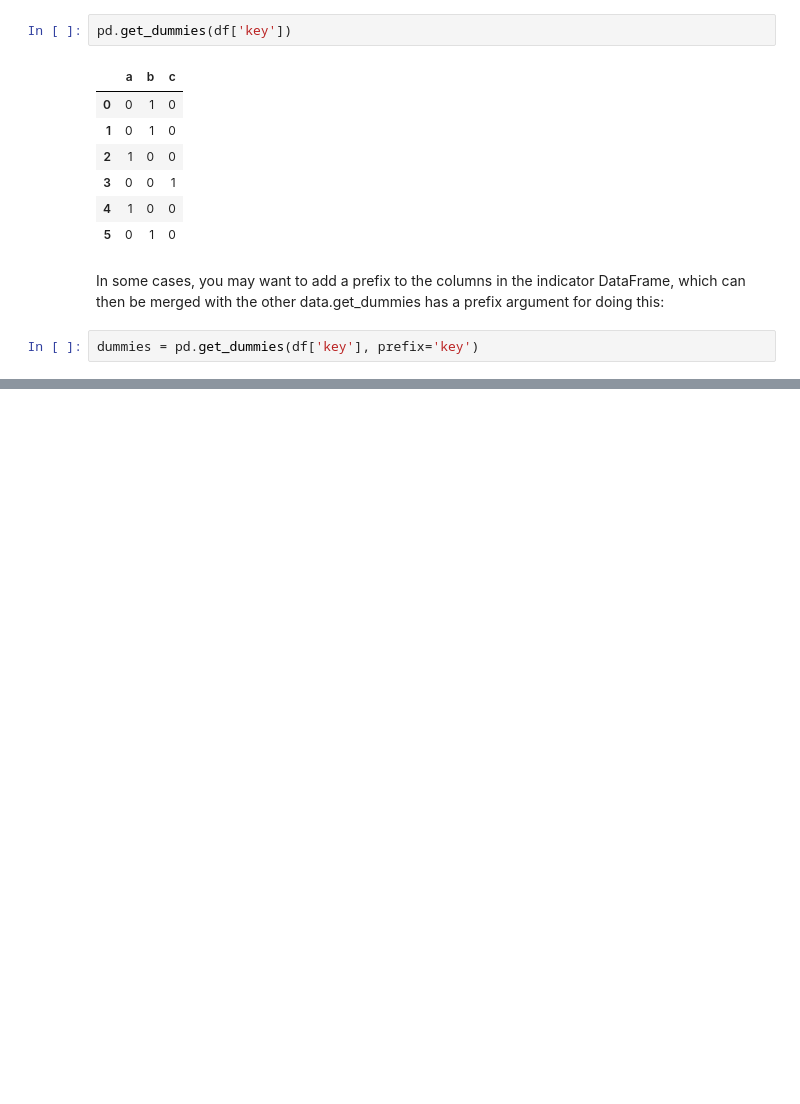
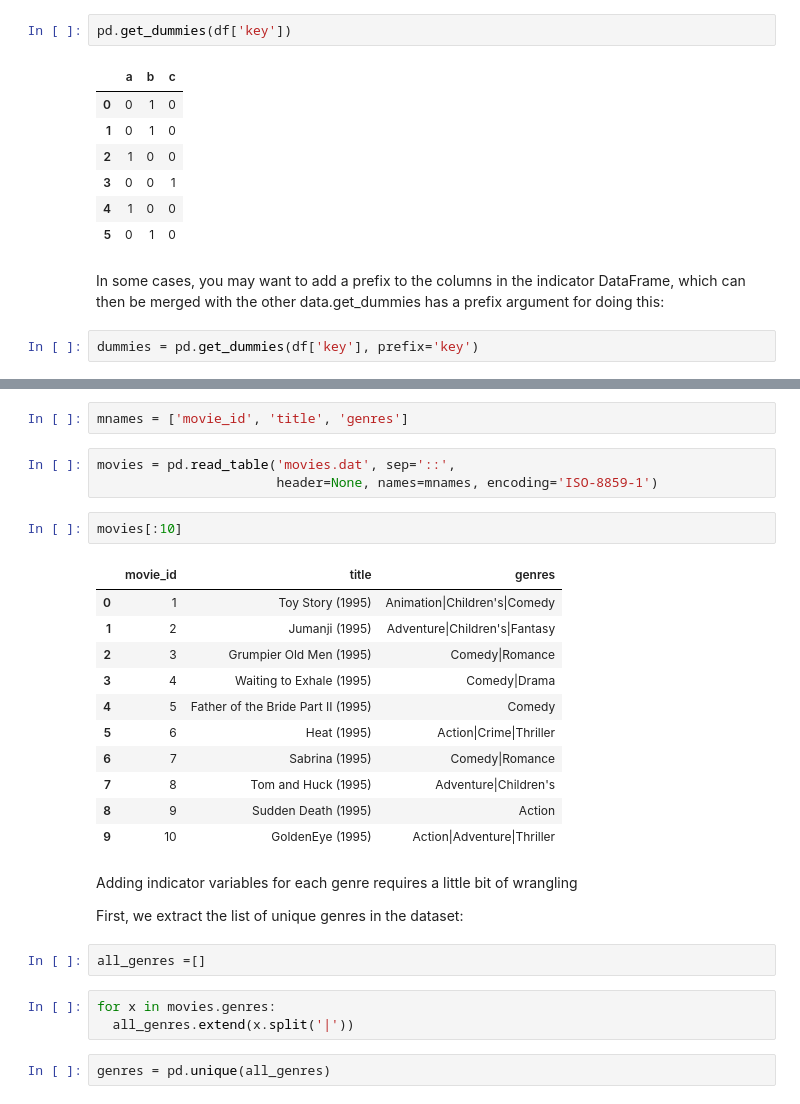
Before and after one commit to lucaslokchan/data-analysis, a Jupyter notebook: Python for Data Analysis/07_Data_Cleaning_and_Preparation.ipynb, the cells around one changed output, grey strips where cells are left out. Saved outputs shown, nothing was run; the diff lists cells and outputs as text; blank space fills up the shorter version.

```diff
--- a/Python for Data Analysis/07_Data_Cleaning_and_Preparation.ipynb
+++ b/Python for Data Analysis/07_Data_Cleaning_and_Preparation.ipynb
@@ -874,0 +910,30 @@ dummies = pd.get_dummies(df['key'], prefix='key')
+# %%
+mnames = ['movie_id', 'title', 'genres']
+# %%
+movies = pd.read_table('movies.dat', sep='::',
+                       header=None, names=mnames, encoding='ISO-8859-1')
+# %%
+movies[:10]
+# %% [output]
+|  | movie_id | title | genres |
+| 0 | 1 | Toy Story (1995) | Animation|Children's|Comedy |
+| 1 | 2 | Jumanji (1995) | Adventure|Children's|Fantasy |
+| 2 | 3 | Grumpier Old Men (1995) | Comedy|Romance |
+| 3 | 4 | Waiting to Exhale (1995) | Comedy|Drama |
+| 4 | 5 | Father of the Bride Part II (1995) | Comedy |
+| 5 | 6 | Heat (1995) | Action|Crime|Thriller |
+| 6 | 7 | Sabrina (1995) | Comedy|Romance |
+| 7 | 8 | Tom and Huck (1995) | Adventure|Children's |
+| 8 | 9 | Sudden Death (1995) | Action |
+| 9 | 10 | GoldenEye (1995) | Action|Adventure|Thriller |
+# %% [markdown]
+Adding indicator variables for each genre requires a little bit of wrangling
+
+First, we extract the list of unique genres in the dataset:
+# %%
+all_genres =[]
+# %%
+for x in movies.genres:
+  all_genres.extend(x.split('|'))
+# %%
+genres = pd.unique(all_genres)
```
Also changed, not shown: parts of 131 cells of this notebook.
